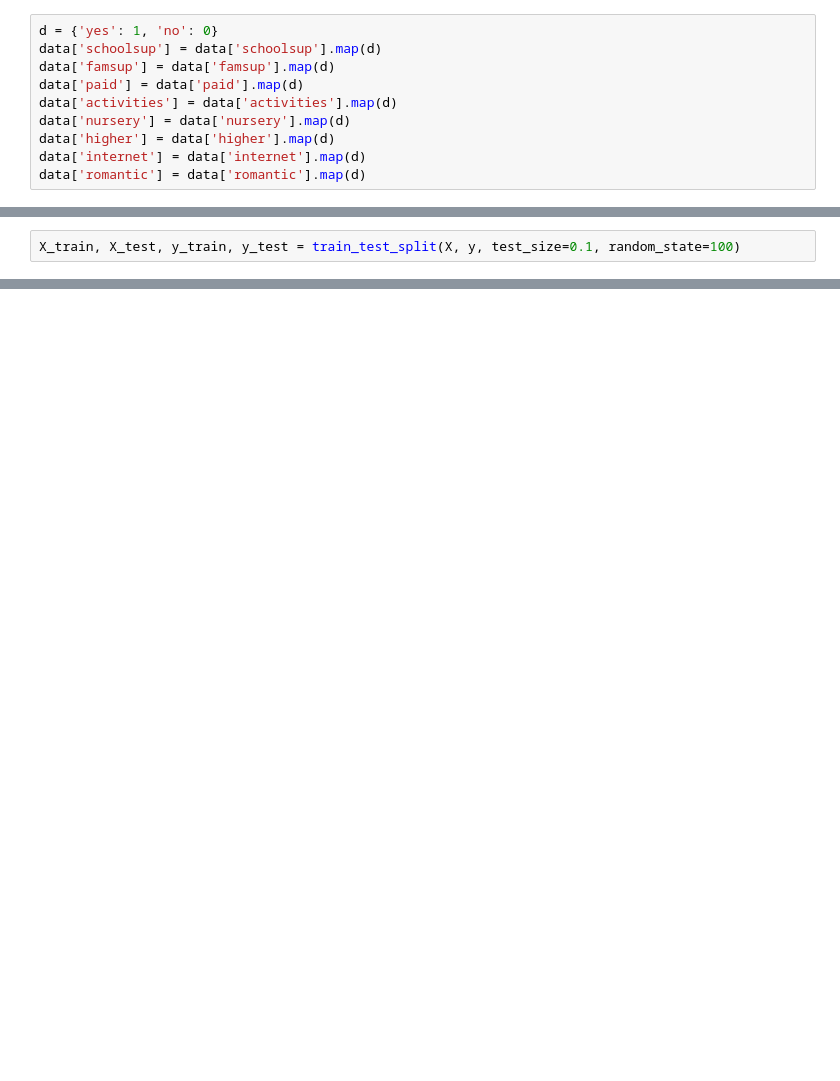
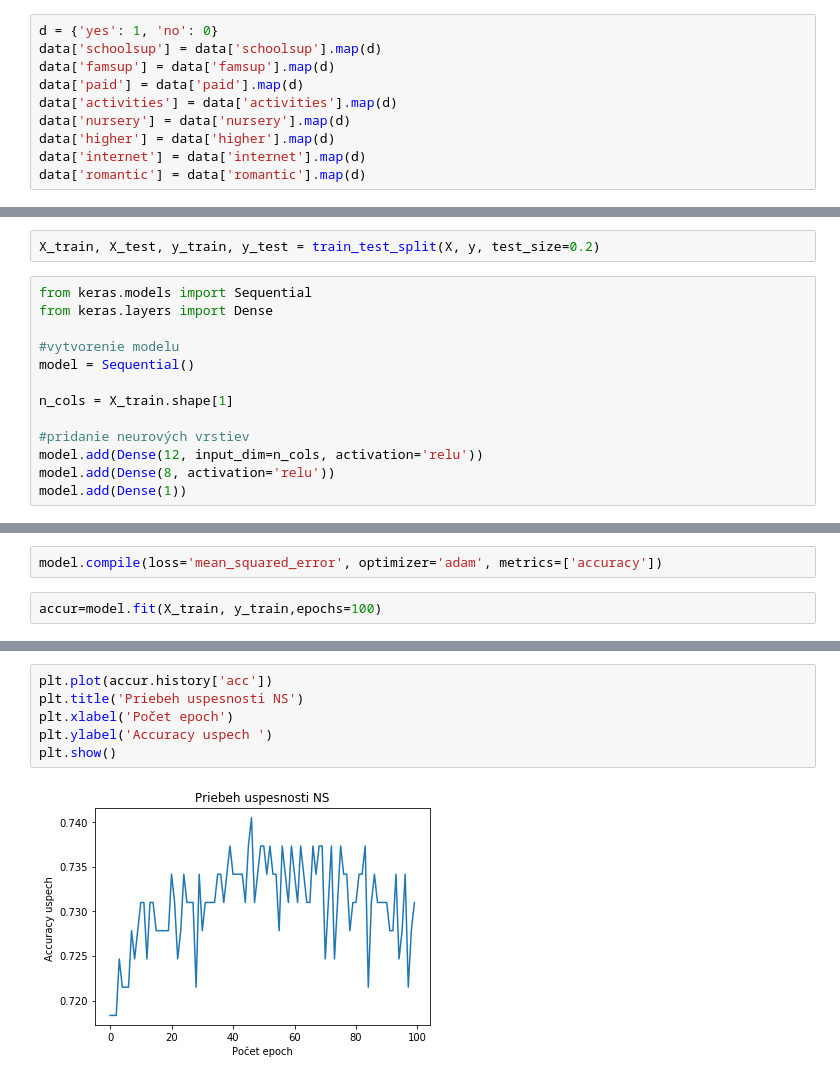
Before and after one commit to georgeob/Chladecka_NS2019, a Jupyter notebook: ziaci_znamky.ipynb, the cells around one changed output, grey strips where cells are left out. Saved outputs shown, nothing was run; the diff lists cells and outputs as text; blank space fills up the shorter version.

```diff
--- a/ziaci_znamky.ipynb
+++ b/ziaci_znamky.ipynb
@@ -149,2 +136,15 @@ from sklearn import tree
 # %%
-X_train, X_test, y_train, y_test = train_test_split(X, y, test_size=0.1, random_state=100)
+X_train, X_test, y_train, y_test = train_test_split(X, y, test_size=0.2)
+# %%
+from keras.models import Sequential
+from keras.layers import Dense
+
+#vytvorenie modelu
+model = Sequential()
+
+n_cols = X_train.shape[1]
+
+#pridanie neurových vrstiev
+model.add(Dense(12, input_dim=n_cols, activation='relu'))
+model.add(Dense(8, activation='relu'))
+model.add(Dense(1))
@@ -150,0 +153,4 @@ X_train, X_test, y_train, y_test = train_test_split(X, y, test_size=0.1, random_
+# %%
+model.compile(loss='mean_squared_error', optimizer='adam', metrics=['accuracy'])
+# %%
+accur=model.fit(X_train, y_train,epochs=100)
@@ -150,0 +182,8 @@ X_train, X_test, y_train, y_test = train_test_split(X, y, test_size=0.1, random_
+# %%
+plt.plot(accur.history['acc'])
+plt.title('Priebeh uspesnosti NS')
+plt.xlabel('Počet epoch')
+plt.ylabel('Accuracy uspech ')
+plt.show()
+# %% [output]
+[figure, added]
```
Also changed, not shown: parts of 28 cells of this notebook.
